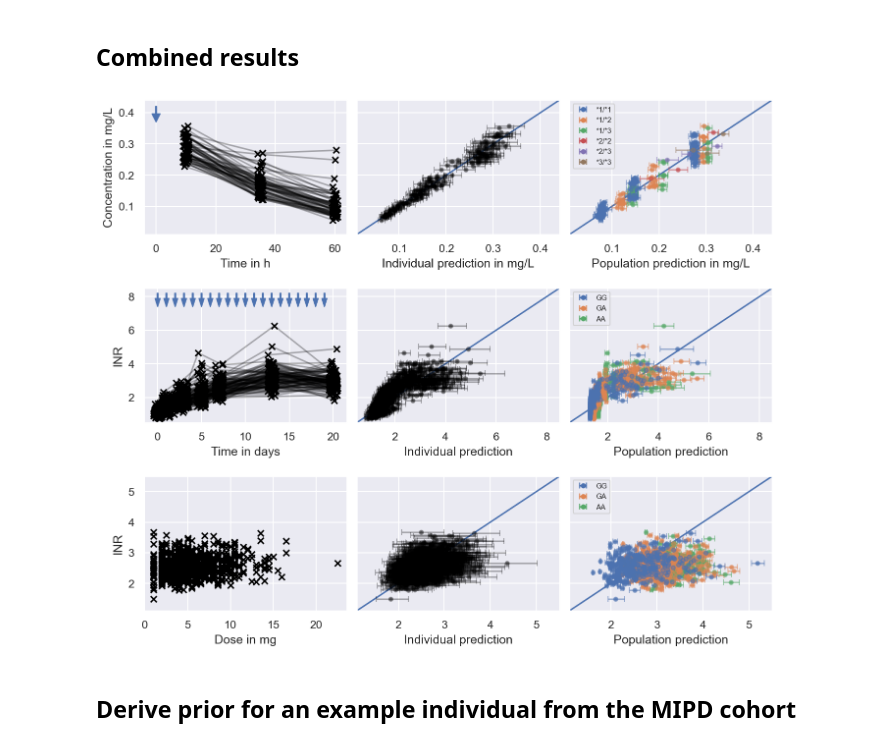
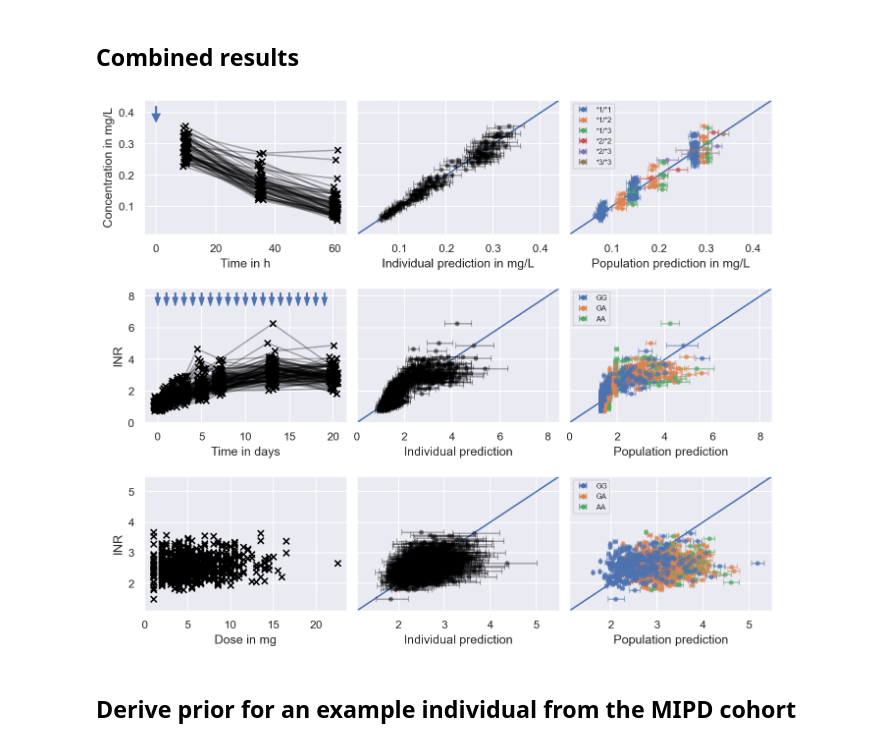
Before and after one commit to DavAug/mipd-warfarin, a Jupyter notebook: results/2_semi_mechanistic_model/results.ipynb, the cells around one changed output. Drawn from its saved outputs; the diff is of its cells as text; code cells hidden in the pictures.

```diff
--- a/results/2_semi_mechanistic_model/results.ipynb
+++ b/results/2_semi_mechanistic_model/results.ipynb
@@ -1541,11 +1541,11 @@ axes[4].set_xlabel('Individual prediction')
 axes[4].set_ylabel('')
 axes[5].set_xlabel('Population prediction')
 axes[5].set_ylabel('')
-axes[3].set_ylim([0.5, 8.5])
+axes[3].set_ylim([0, 8.5])
 axes[4].set_yticklabels(labels=[], visible=False)
 axes[5].set_yticklabels(labels=[], visible=False)
-axes[4].set_xlim([0.5, 8.5])
-axes[5].set_xlim([0.5, 8.5])
+axes[4].set_xlim([0, 8.5])
+axes[5].set_xlim([0, 8.5])
 
 # Visualise measurements
 axes[6].scatter(
@@ -1581,34 +1581,34 @@ for idf, f in enumerate(medians):
         f, inrs_3[idf], marker='o', alpha=0.5, s=4,
         color=sns.color_palette()[int(covs[idf, 2])])
 
 # Add legend to population residuals
 labels = ['GG', 'GA', 'AA']
 for idl, label in enumerate(labels):
     axes[8].errorbar(
             [0, 0], [10, 11], marker='o', ls='none',
             color=sns.color_palette()[idl], label=label,
             xerr=[[1, 1], [1, 1]], capsize=3, markersize=4)
 axes[8].legend(fontsize=int(0.7 * fontsize), loc='upper left')
 
 # Label axes
 axes[6].set_xlabel('Dose in mg')
 axes[6].set_ylabel('INR')
 axes[7].set_xlabel('Individual prediction')
 axes[7].set_ylabel('')
 axes[8].set_xlabel('Population prediction')
 axes[8].set_ylabel('')
 axes[6].set_ylim([1.1, 5.5])
 axes[7].set_yticklabels(labels=[], visible=False)
 axes[8].set_yticklabels(labels=[], visible=False)
 axes[7].set_xlim([1.1, 5.5])
 axes[8].set_xlim([1.1, 5.5])
 
 plt.savefig('7_calibration_of_hamberg_model.pdf', bbox_inches='tight')
 plt.savefig('7_calibration_of_hamberg_model.tif', bbox_inches='tight')
 
 plt.show()
 # %% [output]
-[figure, old version]
+[figure, new version]
 # %% [markdown]
 ## Derive prior for an example individual from the MIPD cohort
 # %%
```
Also changed, not shown: 2 other files.
